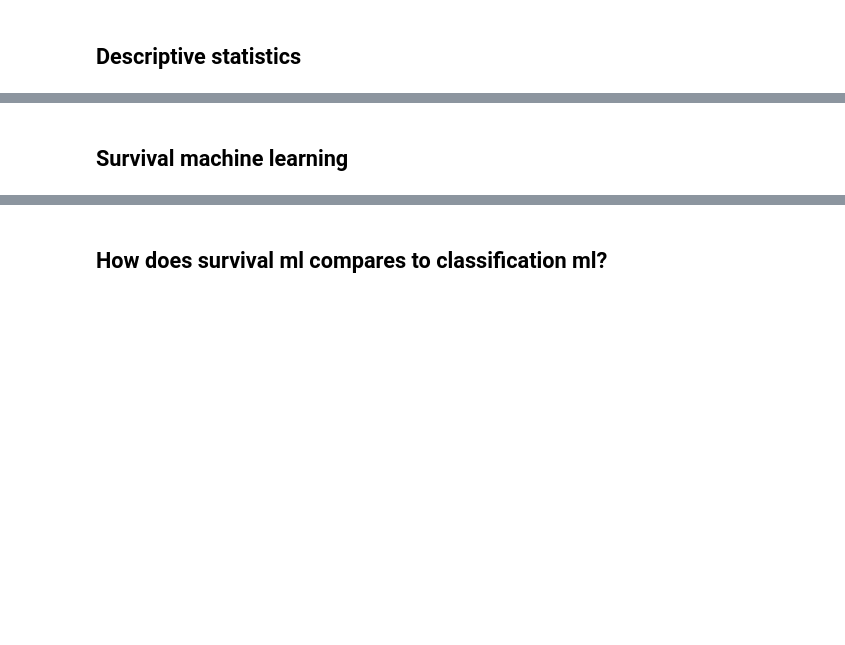
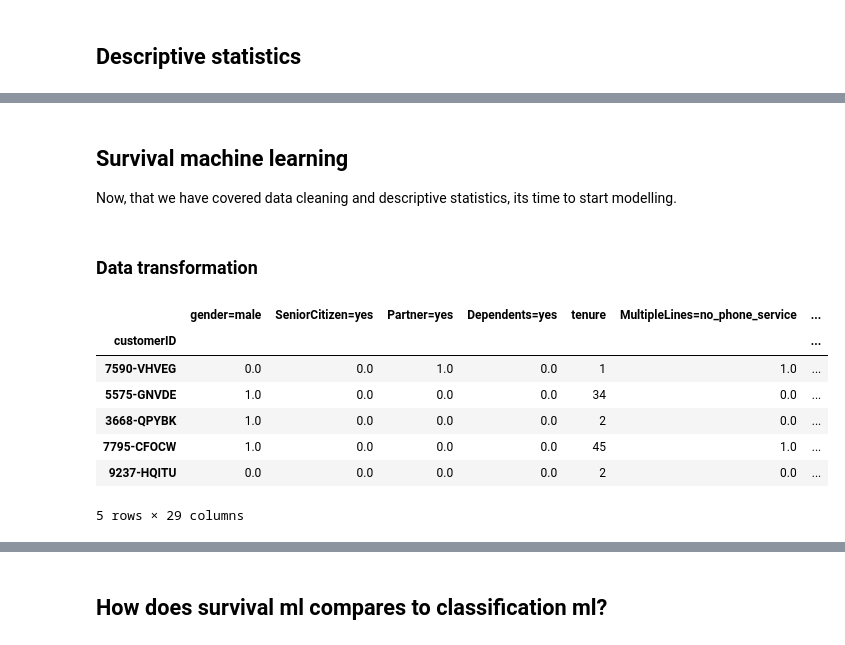
Before and after one commit to RobrechtVandendriessche/Survival, a Jupyter notebook: code/survival-ml.ipynb, the cells around one changed output, grey strips where cells are left out. Cells and saved outputs as stored; diff of their text form; code cells hidden in the pictures; blank space fills up the shorter version.

```diff
--- a/code/survival-ml.ipynb
+++ b/code/survival-ml.ipynb
@@ -288,3 +305,20 @@ for i, xvar in enumerate(xvars):
 [figure]
-# %% [markdown]
-## Survival machine learning
+# %% [markdown]
+## Survival machine learning
+
+Now, that we have covered data cleaning and descriptive statistics, its time to start modelling.
+# %% [markdown]
+### Data transformation
+# %%
+from sksurv.preprocessing import OneHotEncoder
+churn_onehot = OneHotEncoder().fit_transform(churn)
+churn_onehot.head()
+# %% [output]
+|  | gender=male | SeniorCitizen=yes | Partner=yes | Dependents=yes | tenure | MultipleLines=no_phone_service | ... |
+| customerID |  |  |  |  |  |  | ... |
+| 7590-VHVEG | 0.0 | 0.0 | 1.0 | 0.0 | 1 | 1.0 | ... |
+| 5575-GNVDE | 1.0 | 0.0 | 0.0 | 0.0 | 34 | 0.0 | ... |
+| 3668-QPYBK | 1.0 | 0.0 | 0.0 | 0.0 | 2 | 0.0 | ... |
+| 7795-CFOCW | 1.0 | 0.0 | 0.0 | 0.0 | 45 | 1.0 | ... |
+| 9237-HQITU | 0.0 | 0.0 | 0.0 | 0.0 | 2 | 0.0 | ... |
+5 rows × 29 columns
```
Also changed, not shown: parts of 28 cells of this notebook.
